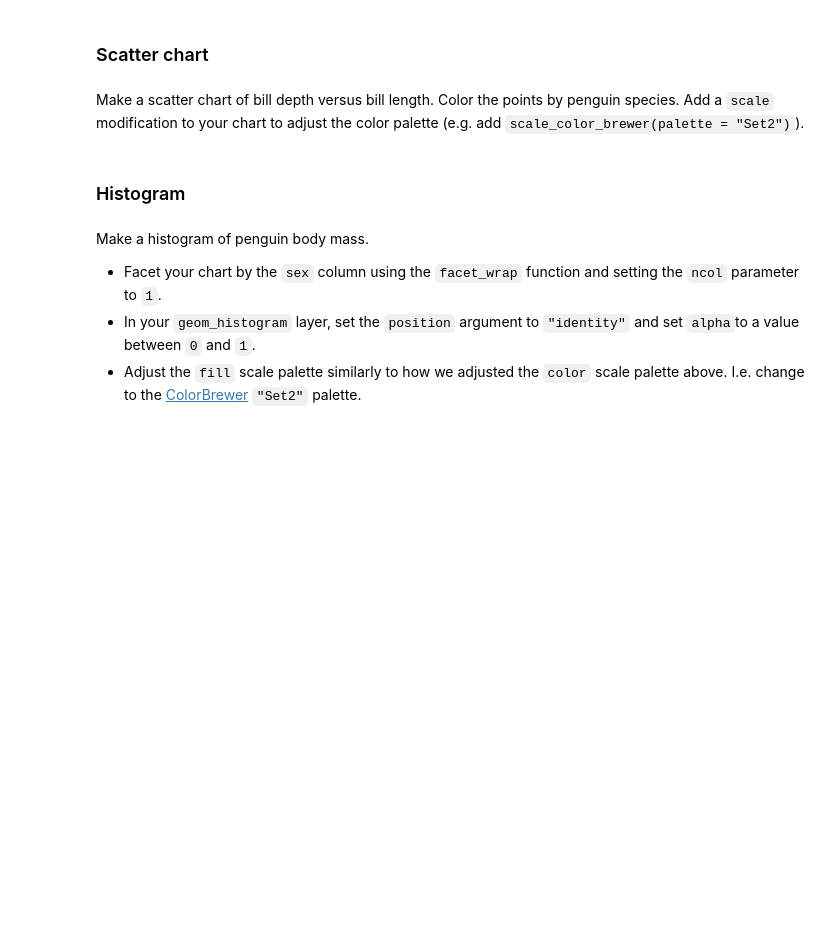
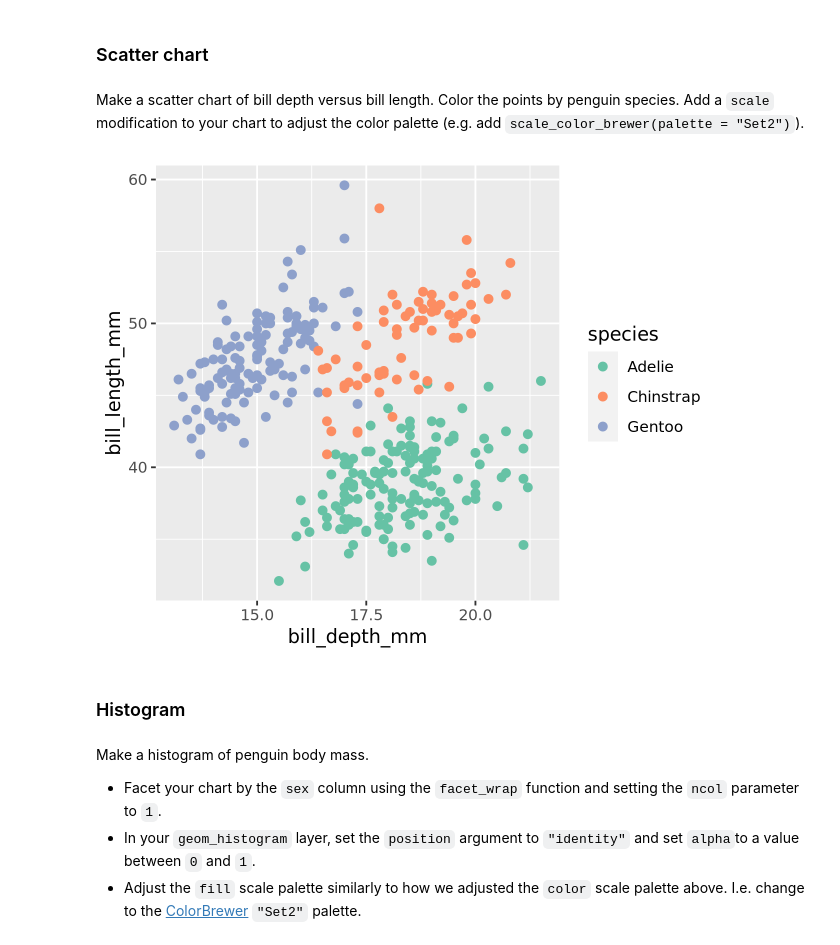
Before and after one commit to UNC-DATA-730/assignment-2-data-viz-and-wrangling-nsvincett, a Jupyter notebook: assignment2.ipynb, the cells around one changed output. Cells and saved outputs as stored; diff of their text form; code cells hidden in the pictures; blank space fills up the shorter version.

```diff
--- a/assignment2.ipynb
+++ b/assignment2.ipynb
@@ -53,6 +61,13 @@ In the cell below make a bar chart that shows how many penguins are in the data
 ### Scatter chart
 # %% [markdown]
 Make a scatter chart of bill depth versus bill length. Color the points by penguin species. Add a `scale` modification to your chart to adjust the color palette (e.g. add `scale_color_brewer(palette = "Set2")`).
+# %%
+penguins |>
+    ggplot(mapping = aes(x = bill_depth_mm, y = bill_length_mm, color = species)) +
+    geom_point(na.rm = TRUE, size = 2) +
+    scale_color_brewer(palette="Set2")
+# %% [output]
+[figure, added]
 # %% [markdown]
 ### Histogram
 # %% [markdown]
```
Also changed, not shown: parts of 3 cells of this notebook.
